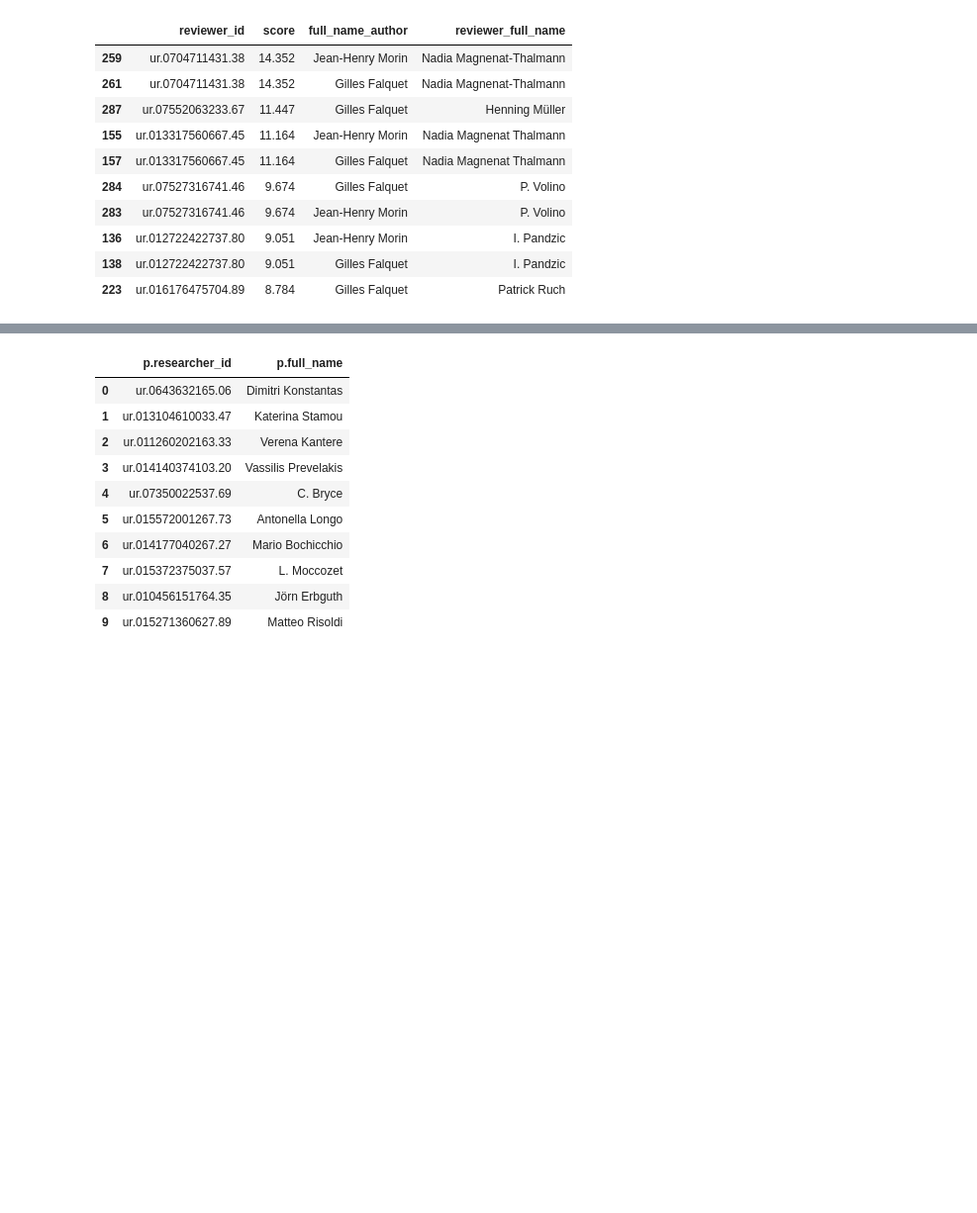
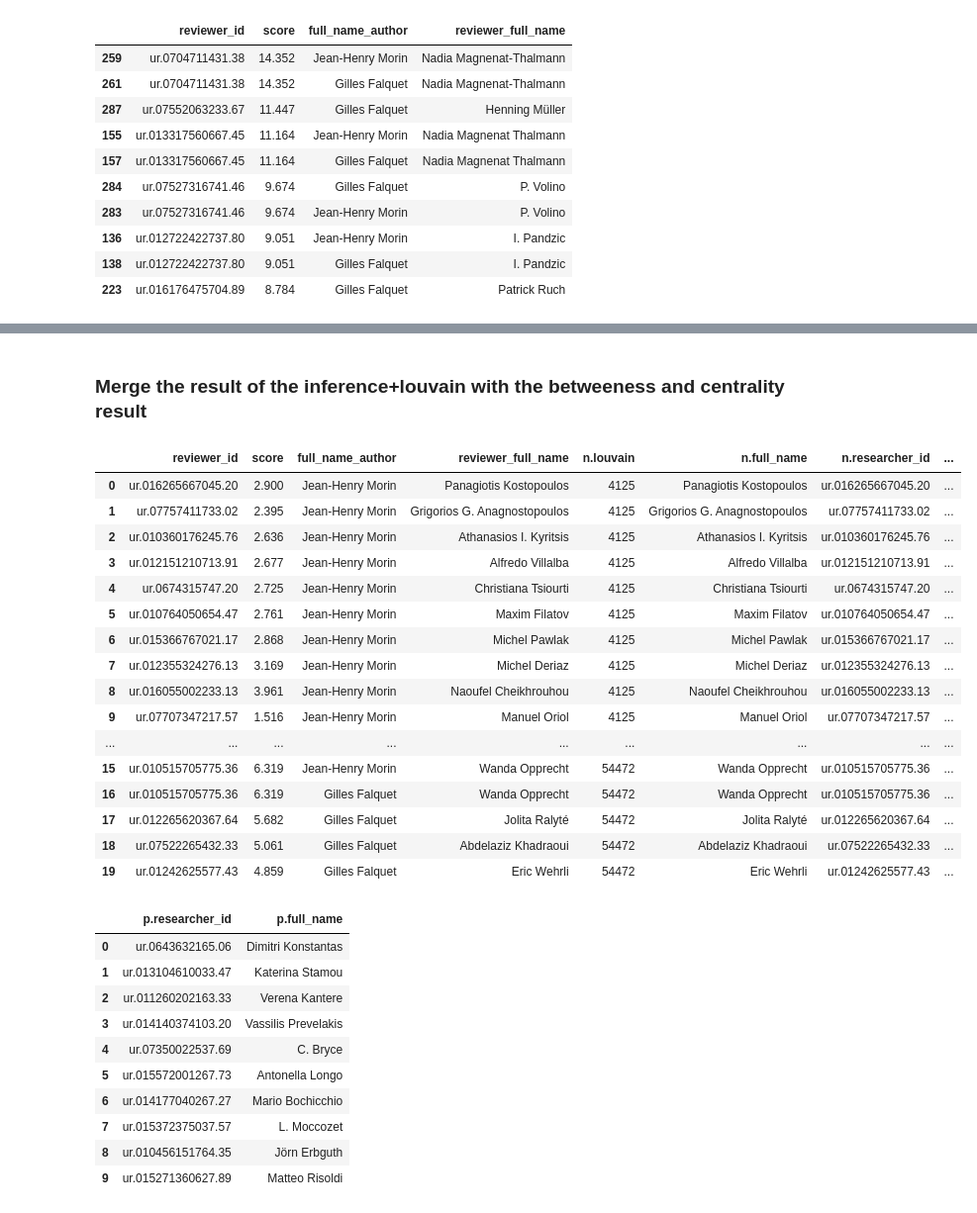
Before and after one commit to syberia101/seminaire_2022, a Jupyter notebook: query_neo4j_ml.ipynb, the cells around one changed output, grey strips where cells are left out. Shown: that part at 99% size. Saved outputs shown, nothing was run; the diff lists cells and outputs as text; code cells hidden in the pictures; blank space fills up the shorter version.

```diff
--- a/query_neo4j_ml.ipynb
+++ b/query_neo4j_ml.ipynb
@@ -367,8 +368,8 @@ betweeness_page_rank_df
 #betweeness_page_rank_df.iloc[:,2:]= betweeness_page_rank_df.iloc[:,2:].transform(lambda x: x / abs(x).max())
 # %%
 betweeness_page_rank_df.fillna(0,inplace=True)
-betweeness_page_rank_df.set_index("n.full_name",inplace=True)
+betweeness_page_rank_df_graph = betweeness_page_rank_df.set_index("n.full_name")
 # %%
-betweeness_page_rank_df.sort_values(by="centrality_score",ascending=False,inplace=True)
+betweeness_page_rank_df_graph.sort_values(by="centrality_score",ascending=False,inplace=True)
 # %%
 fig, (ax1,ax2) = plt.subplots(1,2, figsize=(16,8))
@@ -725,3 +732,26 @@ result_merged_louvain_inference
+# %% [markdown]
+### Merge the result of the inference+louvain with the betweeness and centrality result
+# %%
+final_merged = result_merged_louvain_inference.merge(betweeness_page_rank_df,right_on="n.researcher_id",left_on="reviewer_id")
+final_merged.head(20)
+# %% [output]
+|  | reviewer_id | score | full_name_author | reviewer_full_name | n.louvain | n.full_name | n.researcher_id | ... |
+| 0 | ur.016265667045.20 | 2.900 | Jean-Henry Morin | Panagiotis Kostopoulos | 4125 | Panagiotis Kostopoulos | ur.016265667045.20 | ... |
+| 1 | ur.07757411733.02 | 2.395 | Jean-Henry Morin | Grigorios G. Anagnostopoulos | 4125 | Grigorios G. Anagnostopoulos | ur.07757411733.02 | ... |
+| 2 | ur.010360176245.76 | 2.636 | Jean-Henry Morin | Athanasios I. Kyritsis | 4125 | Athanasios I. Kyritsis | ur.010360176245.76 | ... |
+| 3 | ur.012151210713.91 | 2.677 | Jean-Henry Morin | Alfredo Villalba | 4125 | Alfredo Villalba | ur.012151210713.91 | ... |
+| 4 | ur.0674315747.20 | 2.725 | Jean-Henry Morin | Christiana Tsiourti | 4125 | Christiana Tsiourti | ur.0674315747.20 | ... |
+| 5 | ur.010764050654.47 | 2.761 | Jean-Henry Morin | Maxim Filatov | 4125 | Maxim Filatov | ur.010764050654.47 | ... |
+| 6 | ur.015366767021.17 | 2.868 | Jean-Henry Morin | Michel Pawlak | 4125 | Michel Pawlak | ur.015366767021.17 | ... |
+| 7 | ur.012355324276.13 | 3.169 | Jean-Henry Morin | Michel Deriaz | 4125 | Michel Deriaz | ur.012355324276.13 | ... |
+| 8 | ur.016055002233.13 | 3.961 | Jean-Henry Morin | Naoufel Cheikhrouhou | 4125 | Naoufel Cheikhrouhou | ur.016055002233.13 | ... |
+| 9 | ur.07707347217.57 | 1.516 | Jean-Henry Morin | Manuel Oriol | 4125 | Manuel Oriol | ur.07707347217.57 | ... |
+| ... | ... | ... | ... | ... | ... | ... | ... | ... |
+| 15 | ur.010515705775.36 | 6.319 | Jean-Henry Morin | Wanda Opprecht | 54472 | Wanda Opprecht | ur.010515705775.36 | ... |
+| 16 | ur.010515705775.36 | 6.319 | Gilles Falquet | Wanda Opprecht | 54472 | Wanda Opprecht | ur.010515705775.36 | ... |
+| 17 | ur.012265620367.64 | 5.682 | Gilles Falquet | Jolita Ralyté | 54472 | Jolita Ralyté | ur.012265620367.64 | ... |
+| 18 | ur.07522265432.33 | 5.061 | Gilles Falquet | Abdelaziz Khadraoui | 54472 | Abdelaziz Khadraoui | ur.07522265432.33 | ... |
+| 19 | ur.01242625577.43 | 4.859 | Gilles Falquet | Eric Wehrli | 54472 | Eric Wehrli | ur.01242625577.43 | ... |
 # %%
 def query_co_authors_by_name(names: list[str]):
         query = """
```
Also changed, not shown: parts of 14 cells of this notebook.
